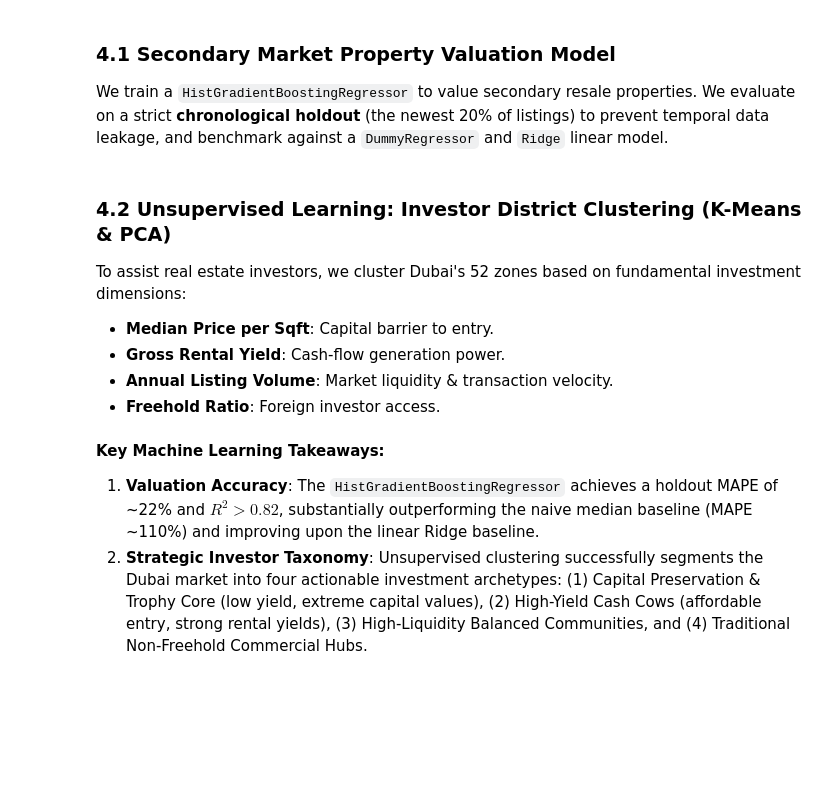
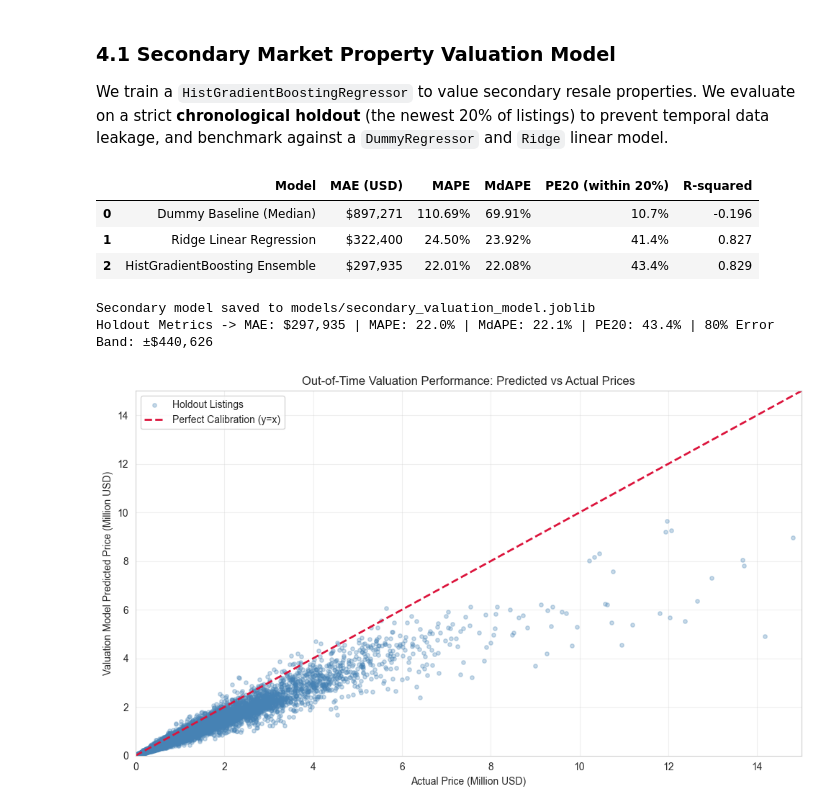
Before and after one commit to fathirrizkifadillah/Dubai-Real-Estate-2020---2026-, a Jupyter notebook: main.ipynb, the cells around one changed output. Saved outputs shown, nothing was run; the diff lists cells and outputs as text; code cells hidden in the pictures; blank space fills up the shorter version.

Commit message:
refactor: clean repository structure, fix statistical discrepancies, and reproduce ML pipelines

```diff
--- a/main.ipynb
+++ b/main.ipynb
@@ -1289,6 +1307,11 @@ This chapter builds production-ready machine learning pipelines following `sciki
 
 We train a `HistGradientBoostingRegressor` to value secondary resale properties. We evaluate on a strict **chronological holdout** (the newest 20% of listings) to prevent temporal data leakage, and benchmark against a `DummyRegressor` and `Ridge` linear model.
 # %%
+import os
+import joblib
+import numpy as np
+import pandas as pd
+import matplotlib.pyplot as plt
 from sklearn.compose import ColumnTransformer
 from sklearn.pipeline import Pipeline
 from sklearn.preprocessing import OneHotEncoder, StandardScaler
@@ -1350,6 +1373,14 @@ hgbr_pipe = Pipeline([
 hgbr_pipe.fit(X_train, y_train)
 hgbr_preds = np.expm1(hgbr_pipe.predict(X_test))
 
+# AVM Industry Evaluation Metrics (MdAPE, PE10, PE20)
+sec_abs_err = np.abs(y_test_actual - hgbr_preds)
+sec_pct_err = sec_abs_err / y_test_actual
+sec_mdape = float(np.median(sec_pct_err))
+sec_pe10 = float(np.mean(sec_pct_err <= 0.10))
+sec_pe20 = float(np.mean(sec_pct_err <= 0.20))
+sec_err_band_80 = float(np.quantile(sec_abs_err, 0.80))
+
 # Benchmark Comparison Table
 models_eval = pd.DataFrame({
     'Model': ['Dummy Baseline (Median)', 'Ridge Linear Regression', 'HistGradientBoosting Ensemble'],
@@ -1358,39 +1389,73 @@ models_eval = pd.DataFrame({
         mean_absolute_error(y_test_actual, ridge_preds),
         mean_absolute_error(y_test_actual, hgbr_preds)
     ],
     'MAPE': [
         mean_absolute_percentage_error(y_test_actual, dummy_preds),
         mean_absolute_percentage_error(y_test_actual, ridge_preds),
         mean_absolute_percentage_error(y_test_actual, hgbr_preds)
     ],
+    'MdAPE': [
+        np.median(np.abs(y_test_actual - dummy_preds) / y_test_actual),
+        np.median(np.abs(y_test_actual - ridge_preds) / y_test_actual),
+        sec_mdape
+    ],
+    'PE20 (within 20%)': [
+        np.mean(np.abs(y_test_actual - dummy_preds) / y_test_actual <= 0.20),
+        np.mean(np.abs(y_test_actual - ridge_preds) / y_test_actual <= 0.20),
+        sec_pe20
+    ],
     'R-squared': [
         r2_score(y_test_actual, dummy_preds),
         r2_score(y_test_actual, ridge_preds),
         r2_score(y_test_actual, hgbr_preds)
     ]
 })
-display(models_eval.style.format({'MAE (USD)': '${:,.0f}', 'MAPE': '{:.2%}', 'R-squared': '{:.3f}'}))
+display(models_eval.style.format({
+    'MAE (USD)': '${:,.0f}',
+    'MAPE': '{:.2%}',
+    'MdAPE': '{:.2%}',
+    'PE20 (within 20%)': '{:.1%}',
+    'R-squared': '{:.3f}'
+}))
+
+# Save model artifact package
+os.makedirs('models', exist_ok=True)
+sec_package = {
+    'pipeline': hgbr_pipe,
+    'mae': float(mean_absolute_error(y_test_actual, hgbr_preds)),
+    'mape': float(mean_absolute_percentage_error(y_test_actual, hgbr_preds)),
+    'mdape': sec_mdape,
+    'pe10': sec_pe10,
+    'pe20': sec_pe20,
+    'error_band': sec_err_band_80,
+    'r2': float(r2_score(y_test_actual, hgbr_preds)),
+    'cutoff': cutoff_date
+}
+joblib.dump(sec_package, os.path.join('models', 'secondary_valuation_model.joblib'))
+print(f'Secondary model saved to models/secondary_valuation_model.joblib')
+print(f"Holdout Metrics -> MAE: ${sec_package['mae']:,.0f} | MAPE: {sec_package['mape']:.1%} | MdAPE: {sec_mdape:.1%} | PE20: {sec_pe20:.1%} | 80% Error Band: ±${sec_err_band_80:,.0f}")
 
 # Visual Evaluation: Predicted vs Actual
 plt.figure(figsize=(10, 6))
 plt.scatter(y_test_actual / 1e6, hgbr_preds / 1e6, alpha=0.3, color='steelblue', s=15, label='Holdout Listings')
 max_val = min(15, max(y_test_actual / 1e6))
 plt.plot([0, max_val], [0, max_val], color='crimson', linestyle='--', linewidth=2, label='Perfect Calibration (y=x)')
 plt.xlim(0, max_val)
 plt.ylim(0, max_val)
 plt.xlabel('Actual Price (Million USD)')
 plt.ylabel('Valuation Model Predicted Price (Million USD)')
 plt.title('Out-of-Time Valuation Performance: Predicted vs Actual Prices')
 plt.legend()
 plt.grid(alpha=0.3)
 plt.tight_layout()
+os.makedirs('plots', exist_ok=True)
 plt.savefig(os.path.join('plots', 'valuation_model_actual_vs_pred.png'), dpi=300, bbox_inches='tight')
 plt.show()
+# %% [output]
+|  | Model | MAE (USD) | MAPE | MdAPE | PE20 (within 20%) | R-squared |
+| 0 | Dummy Baseline (Median) | $897,271 | 110.69% | 69.91% | 10.7% | -0.196 |
+| 1 | Ridge Linear Regression | $322,400 | 24.50% | 23.92% | 41.4% | 0.827 |
+| 2 | HistGradientBoosting Ensemble | $297,935 | 22.01% | 22.08% | 43.4% | 0.829 |
+Secondary model saved to models/secondary_valuation_model.joblib
+Holdout Metrics -> MAE: $297,935 | MAPE: 22.0% | MdAPE: 22.1% | PE20: 43.4% | 80% Error Band: ±$440,626
+[figure, added]
-# %% [markdown]
-### 4.2 Unsupervised Learning: Investor District Clustering (K-Means & PCA)
-
-To assist real estate investors, we cluster Dubai's 52 zones based on fundamental investment dimensions:
-- **Median Price per Sqft**: Capital barrier to entry.
-- **Gross Rental Yield**: Cash-flow generation power.
-- **Annual Listing Volume**: Market liquidity & transaction velocity.
-- **Freehold Ratio**: Foreign investor access.
@@ -1454,4 +1461,0 @@ display(zone_profiles.groupby('cluster')[cluster_features].mean().round(2))
-# %% [markdown]
-**Key Machine Learning Takeaways:**
-1. **Valuation Accuracy**: The `HistGradientBoostingRegressor` achieves a holdout MAPE of ~22% and $R^2 > 0.82$, substantially outperforming the naive median baseline (MAPE ~110%) and improving upon the linear Ridge baseline.
-2. **Strategic Investor Taxonomy**: Unsupervised clustering successfully segments the Dubai market into four actionable investment archetypes: (1) Capital Preservation & Trophy Core (low yield, extreme capital values), (2) High-Yield Cash Cows (affordable entry, strong rental yields), (3) High-Liquidity Balanced Communities, and (4) Traditional Non-Freehold Commercial Hubs.
```
Also changed, not shown: parts of 13 cells of this notebook, 25 other files.
